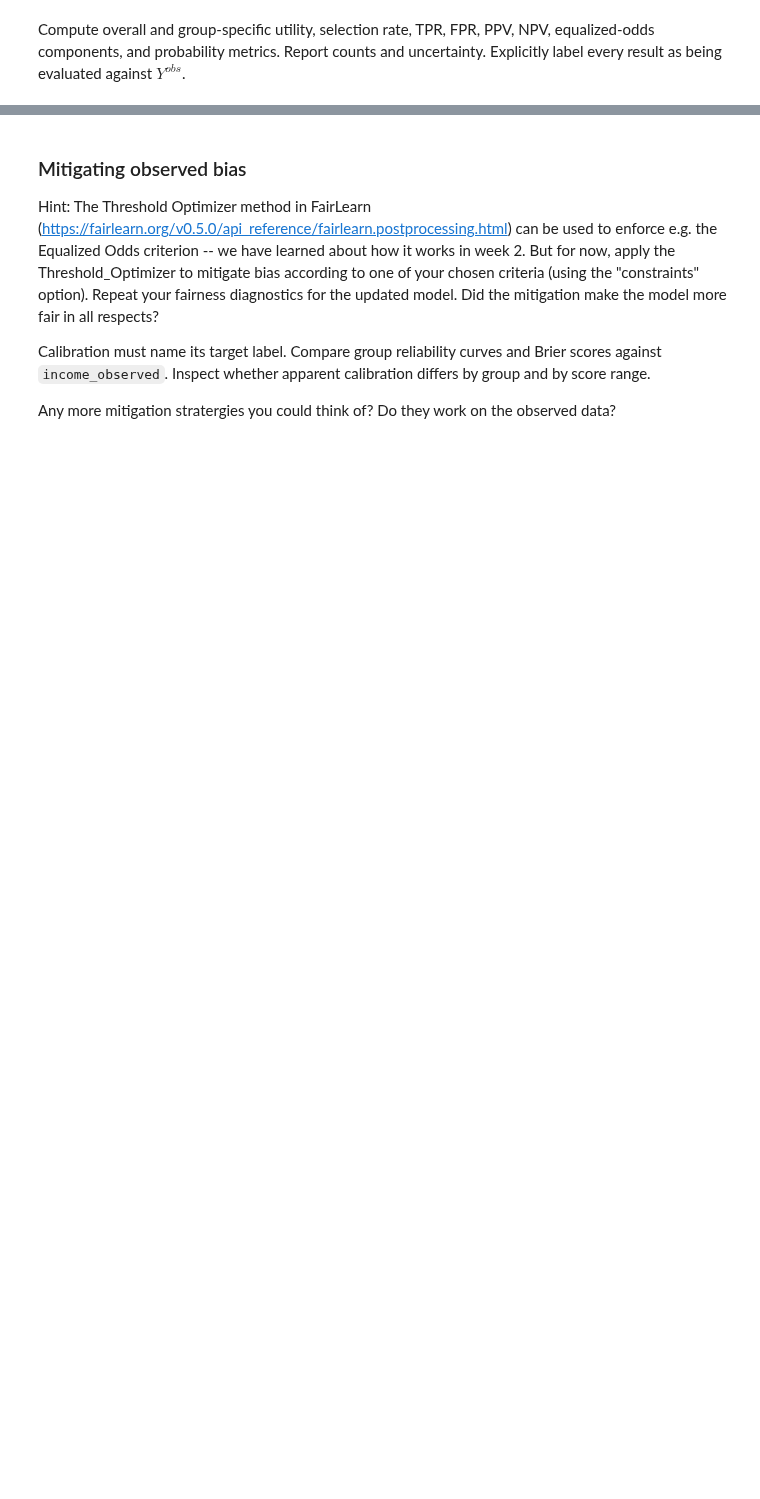
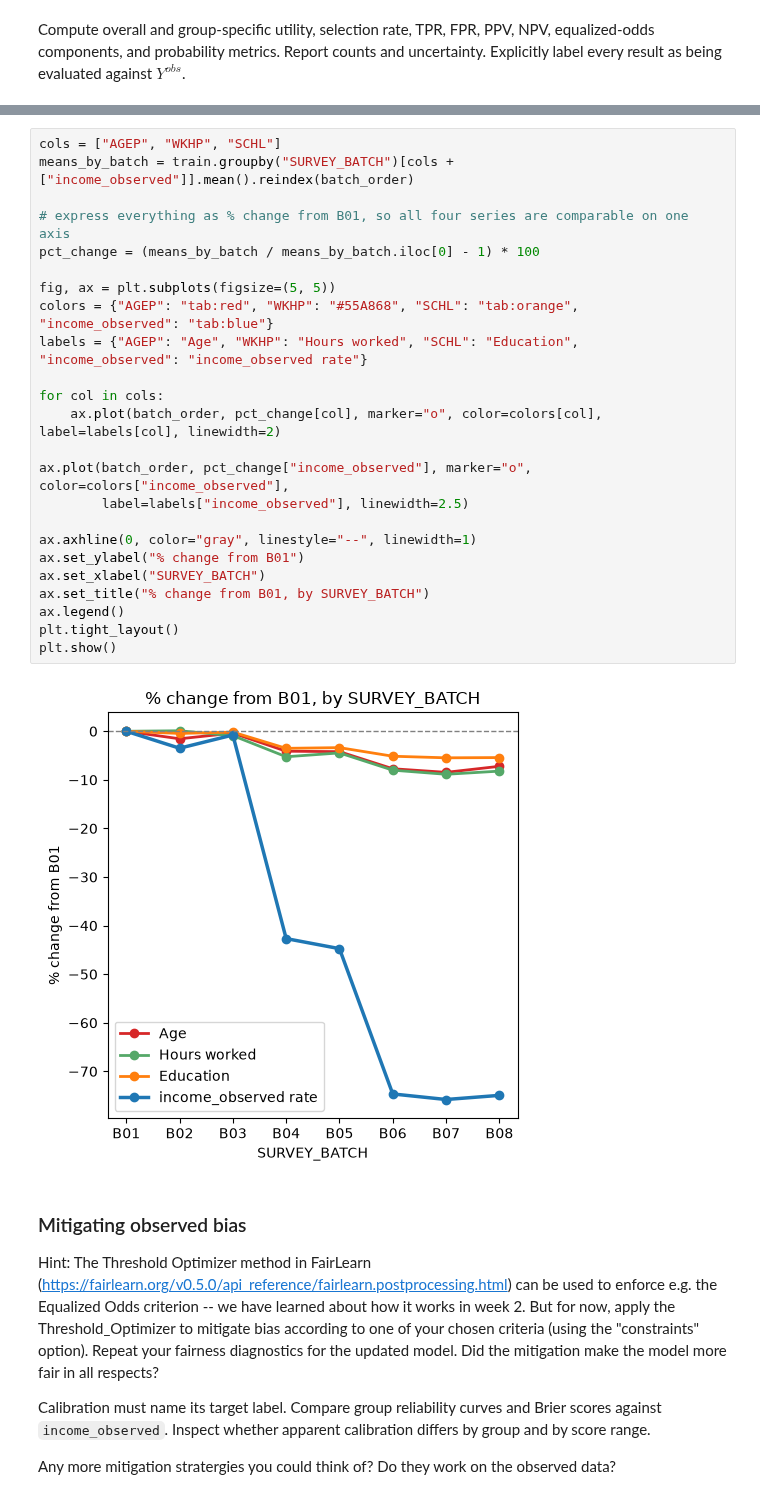
Before and after one commit to Sandra359/Responsible_AI, a Jupyter notebook: notebooks/project1/RS-Week2_Blind_Data_Audit.ipynb, the cells around one changed output, grey strips where cells are left out. Saved outputs shown, nothing was run; the diff lists cells and outputs as text; blank space fills up the shorter version.

```diff
--- a/notebooks/project1/RS-Week2_Blind_Data_Audit.ipynb
+++ b/notebooks/project1/RS-Week2_Blind_Data_Audit.ipynb
@@ -77,3 +656,29 @@ from sklearn.metrics import confusion_matrix, precision_score, recall_score
+# %%
+cols = ["AGEP", "WKHP", "SCHL"]
+means_by_batch = train.groupby("SURVEY_BATCH")[cols + ["income_observed"]].mean().reindex(batch_order)
+
+# express everything as % change from B01, so all four series are comparable on one axis
+pct_change = (means_by_batch / means_by_batch.iloc[0] - 1) * 100
+
+fig, ax = plt.subplots(figsize=(5, 5))
+colors = {"AGEP": "tab:red", "WKHP": "#55A868", "SCHL": "tab:orange", "income_observed": "tab:blue"}
+labels = {"AGEP": "Age", "WKHP": "Hours worked", "SCHL": "Education", "income_observed": "income_observed rate"}
+
+for col in cols:
+    ax.plot(batch_order, pct_change[col], marker="o", color=colors[col], label=labels[col], linewidth=2)
+
+ax.plot(batch_order, pct_change["income_observed"], marker="o", color=colors["income_observed"],
+        label=labels["income_observed"], linewidth=2.5)
+
+ax.axhline(0, color="gray", linestyle="--", linewidth=1)
+ax.set_ylabel("% change from B01")
+ax.set_xlabel("SURVEY_BATCH")
+ax.set_title("% change from B01, by SURVEY_BATCH")
+ax.legend()
+plt.tight_layout()
+plt.show()
+# %% [output]
+[figure, added]
 # %% [markdown]
 ### Mitigating observed bias
 
```
Also changed, not shown: parts of 20 cells of this notebook, 14 other files.
